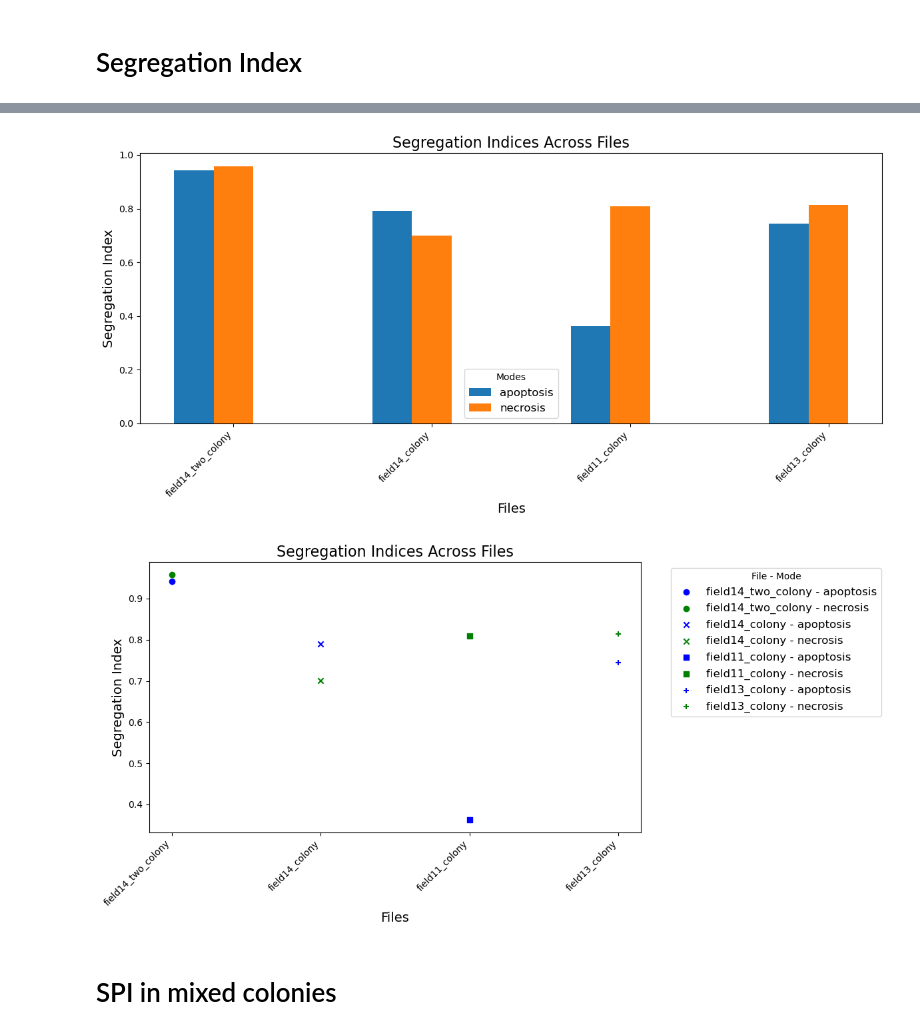
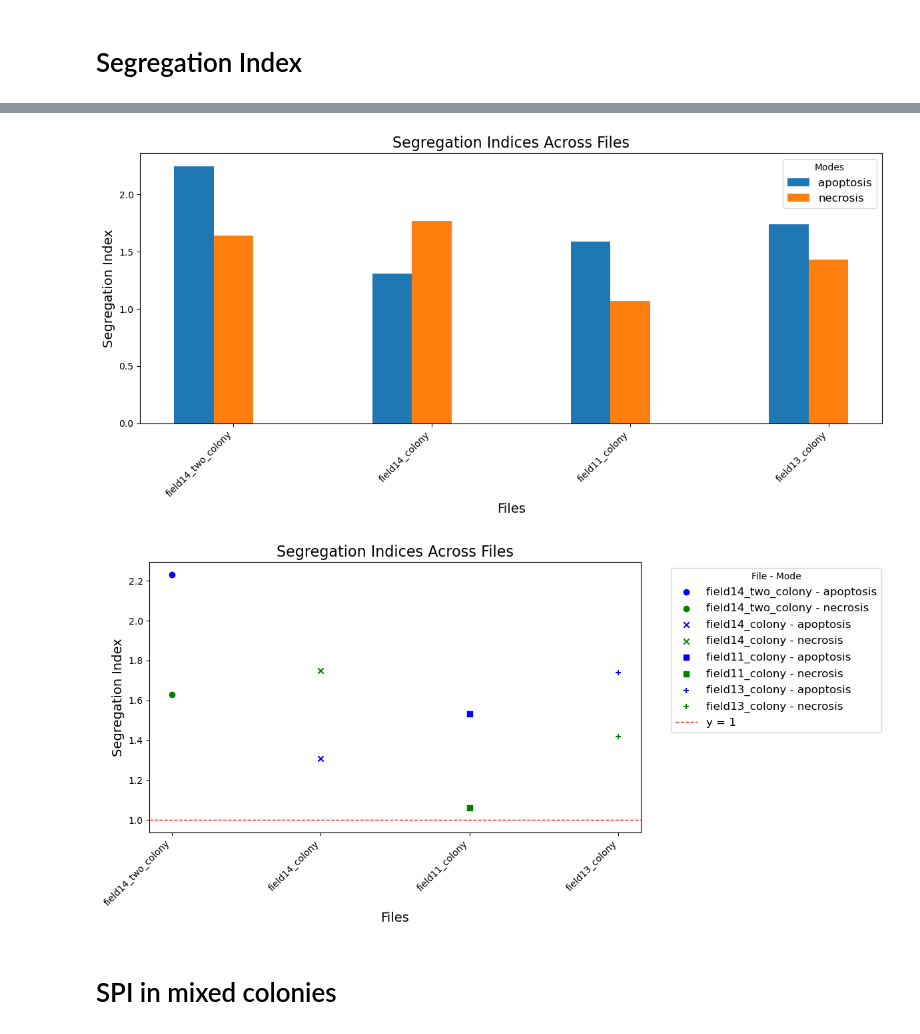
Before and after one commit to esraan/CellDeathSpreading, a Jupyter notebook: notebooks/Exp1.ipynb, the cells around one changed output, grey strips where cells are left out. Drawn from its saved outputs; the diff is of its cells as text; code cells hidden in the pictures.

```diff
--- a/notebooks/Exp1.ipynb
+++ b/notebooks/Exp1.ipynb
@@ -137,13 +139,13 @@ for idx, file in enumerate(os.listdir(single_exp_full_paths)):
     cells_loci, cells_times_of_death = read_experiment_cell_xy_and_death_times(exp_full_path=os.path.join(single_exp_full_paths, file))
     exp_full_path = os.path.join(single_exp_full_paths, file)
     csv_file = pd.read_csv(exp_full_path)
-    dist_threshold = 33
+    dist_threshold = 100
     death_modes = csv_file[["Mode"]].values
     # np.random.shuffle(death_modes)
     segregation_index = SegregationIdx(cells_loci, death_modes,1000, dist_threshold, filter_neighbors_by_distance=True, neighbors_level=1, stats_to_calculate= "mean")
     seg_res_dict = segregation_index.get_segregation_index()
     print(seg_res_dict)
-    res[file] = {key: (value[0]) for key, value in seg_res_dict.items() if key in ('apoptosis', 'necrosis')} #(value[0]/value[2])
+    res[file] = {key: (value[0]/value[2]) for key, value in seg_res_dict.items() if key in ('apoptosis', 'necrosis')} #(value[0]/value[2])
 # %% [output]
 3-19-2924_10ah2bmcherry_ROI#2_annotation_nec.csv
 Field14-002_ROI#1_annotation_nec.csv
@@ -201,7 +214,7 @@ def plot_segregation_indices(res):
 # Example usage
 plot_segregation_indices(plot_res_dict)
 # %% [output]
-[figure, old version]
+[figure, new version]
 # %%
 import matplotlib.pyplot as plt
 
@@ -212,34 +225,36 @@ def plot_segregation_indices(res):
     Parameters:
     - res: dict, dictionary containing filenames as keys and segregation indices as values
     """
 
     files = list(res.keys())
     modes = list(res[files[0]].keys())  # Extract modes from the first file
     mode_values = {mode: [res[file][mode] for file in files] for mode in modes}
 
     markers = ['o', 'x', 's', '+', '^', 'v']  # Define markers for files
     colors = ['blue', 'green', 'red', 'orange', 'purple', 'brown']  # Define colors for modes
     mode_color_dict = {mode: colors[i % len(colors)] for i, mode in enumerate(modes)}
     file_marker_dict = {file: markers[i % len(markers)] for i, file in enumerate(files)}
 
     plt.figure(figsize=(12, 6))
     for file_idx, file in enumerate(files):
         for mode in modes:
             plt.scatter(file_idx, res[file][mode], marker=file_marker_dict[file], color=mode_color_dict[mode], label=f"{file} - {mode}")
 
     plt.xticks(range(len(files)), files, rotation=45, ha='right')
     plt.title("Segregation Indices Across Files", fontsize=16)
     plt.xlabel("Files", fontsize=14)
     plt.ylabel("Segregation Index", fontsize=14)
     plt.legend(title="File - Mode", fontsize=12, bbox_to_anchor=(1.05, 1), loc='upper left')
     plt.tight_layout()
+    plt.axhline(y=1, color='red', linestyle='--', linewidth=1, label='y = 1')
+    plt.legend(title="File - Mode", fontsize=12, bbox_to_anchor=(1.05, 1), loc='upper left')
     plt.grid(False)
     plt.show()
 
 # Example usage
 plot_segregation_indices(plot_res_dict)
 # %% [output]
-[figure, old version]
+[figure, new version]
 # %% [markdown]
 # SPI in mixed colonies
 # %%
```
Also changed, not shown: parts of 4 cells of this notebook, 21 other files.
